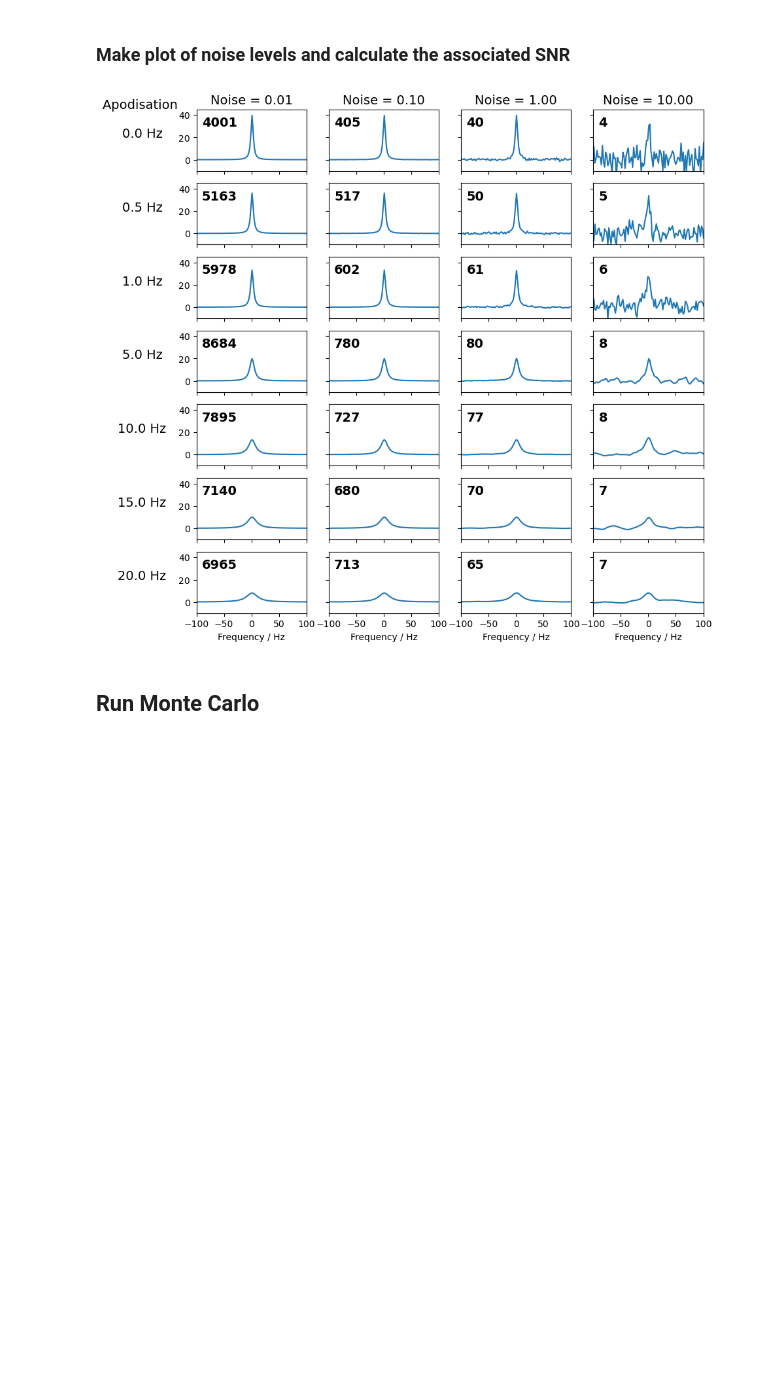
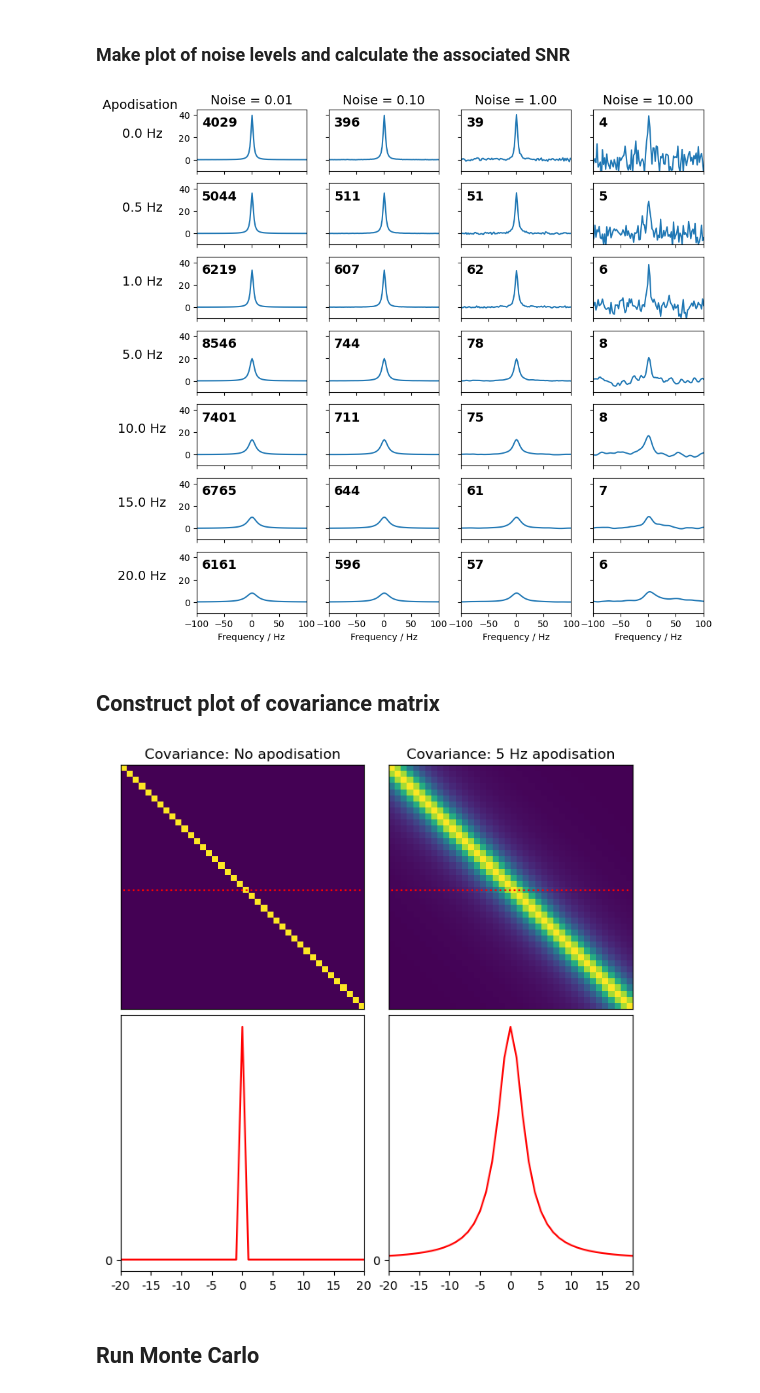
Before and after one commit to wtclarke/fmrs_bold_dynamic_fitting, a Jupyter notebook: mle_fitting/mle_apod_fitting.ipynb, the cells around one changed output. Cells and saved outputs as stored; diff of their text form; code cells hidden in the pictures; blank space fills up the shorter version.

```diff
--- a/mle_fitting/mle_apod_fitting.ipynb
+++ b/mle_fitting/mle_apod_fitting.ipynb
@@ -284,6 +305,9 @@ def make_apodised_fid(noise_sd, apod):
         wind,
         noise_sd)
 
+    # Ensure symmetry of cov
+    cov = (cov + cov.T) / 2
+
     return FID, cov
 
 
@@ -370,9 +394,53 @@ for idx, (noise, apod, ax) in enumerate(zip(noise_grid.ravel(), apod_grid.ravel(
     # ax.set_ylabel(f'Noise = {noise:e}')
     ax.text(-90, 30, f'{snr:g}', fontdict=snrfont)
 
-plt.savefig("../figures/apodisation_spectra.png", dpi=600, bbox_inches="tight")
+# plt.savefig("../figures/apodisation_spectra.png", dpi=600, bbox_inches="tight")
 # %% [output]
-[figure, old version]
+[figure, new version]
+# %% [markdown]
+## Construct plot of covariance matrix
+# %%
+example_fid, example_cov = make_apodised_fid(0.01, 1E-15)
+example_fid_apod, example_cov_apod = make_apodised_fid(0.01, 5*np.pi)
+
+
+extract_index = 40
+plot_idx = int(example_cov_apod.shape[0]/2)
+fig, axes = plt.subplots(2,2, figsize=(6, 6))
+axes[0,0].matshow(np.real(example_cov)[:extract_index, :extract_index])
+axes[0,1].matshow(np.real(example_cov_apod)[:extract_index, :extract_index])
+
+axes[0,0].hlines(20, 0, 39, colors='r', linestyle=':')
+axes[0,1].hlines(20, 0, 39, colors='r', linestyle=':')
+
+
+axes[1,0].plot(np.real(example_cov)[plot_idx, :], 'r')
+axes[1,1].plot(np.real(example_cov_apod)[plot_idx, :], 'r')
+axes[1,0].set_xlim([plot_idx-20, plot_idx+20])
+axes[1,1].set_xlim([plot_idx-20, plot_idx+20])
+
+for ax in axes.ravel():
+    ax.set_yticks([])
+for ax in axes[0]:
+    ax.set_xticks([])
+for ax in axes[1]:
+    ax.set_xticks(np.arange(plot_idx-20, plot_idx+21, 5), np.arange(-20, 21, 5))
+    ax.set_yticks([0])
+
+axes[0,0].set_title('Covariance: No apodisation')
+axes[0,1].set_title('Covariance: 5 Hz apodisation')
+
+plt.subplots_adjust(
+    top = 1,
+    bottom = 0,
+    right = 1,
+    left = 0,
+    hspace = 0,
+    wspace = 0.1)
+
+plt.savefig("../figures/apodisation_covariance.png", dpi=600, bbox_inches="tight")
+# %% [output]
+[figure, added]
 # %% [markdown]
 ## Run Monte Carlo
 # %%
```
Also changed, not shown: parts of 10 cells of this notebook, 2 other files.
